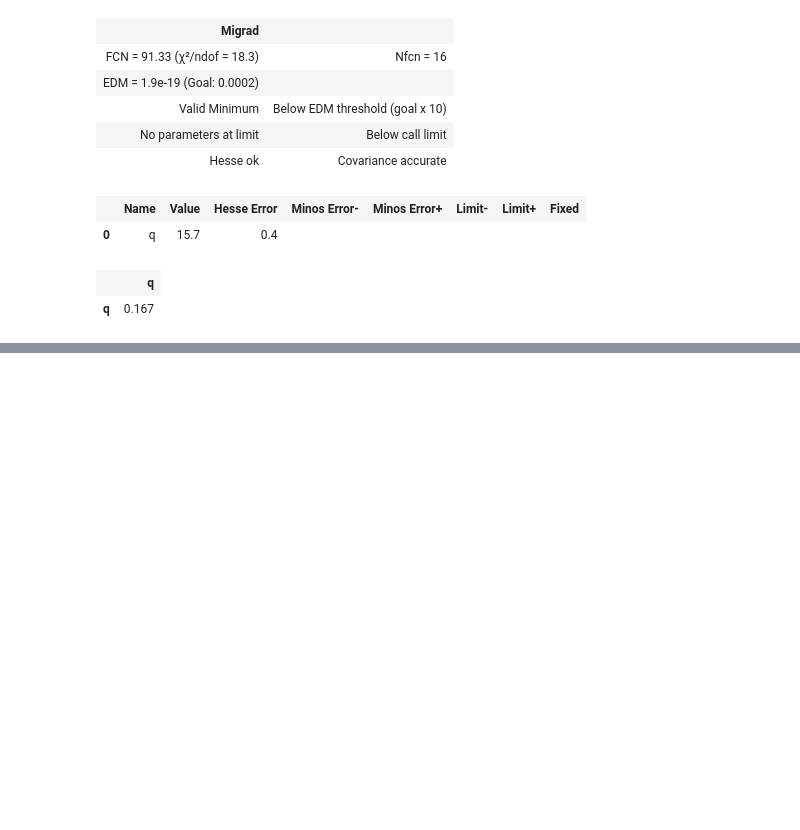
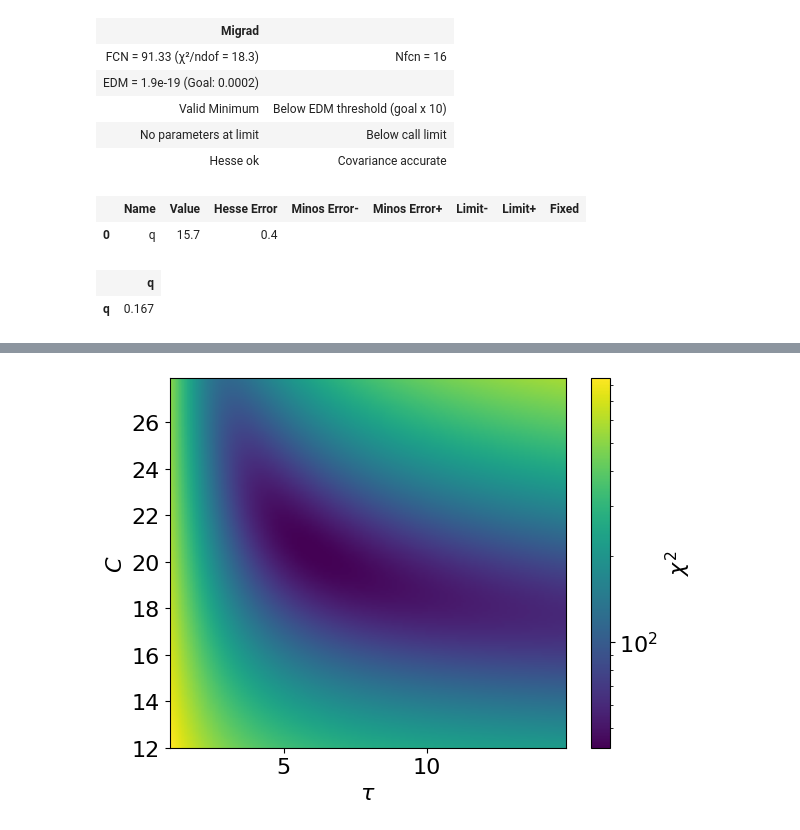
Before and after one commit to cerasole/EnvironmentalRadioactivity, a Jupyter notebook: Notebooks/Presenze.ipynb, the cells around one changed output, grey strips where cells are left out. Drawn from its saved outputs; the diff is of its cells as text; code cells hidden in the pictures; blank space fills up the shorter version.

```diff
--- a/Notebooks/Presenze.ipynb
+++ b/Notebooks/Presenze.ipynb
@@ -287,0 +340,17 @@ m.hesse()
+# %%
+C_vec, tau_vec = np.arange(12, 28, 0.1), np.arange(1, 15, 0.1)
+
+n, m = len(C_vec), len(tau_vec)
+chi = np.zeros((n, m))
+
+for i in range(n):
+  for j in range(m):
+    chi[i, j] = chi_square(incontri, presenze, presenze_err, f_2, C_vec[i], tau_vec[j])
+# %%
+plt.imshow(chi, origin = "lower", extent = [tau_vec[0], tau_vec[-1], C_vec[0], C_vec[-1]], aspect = "auto", norm=LogNorm(vmin=chi.min(), vmax=chi.max()))
+cbar = plt.colorbar()
+plt.xlabel("$\\tau$")
+plt.ylabel("$C$")
+cbar.set_label("$\chi^2$")
+# %% [output]
+[figure, added]
```
Also changed, not shown: parts of 23 cells of this notebook.
